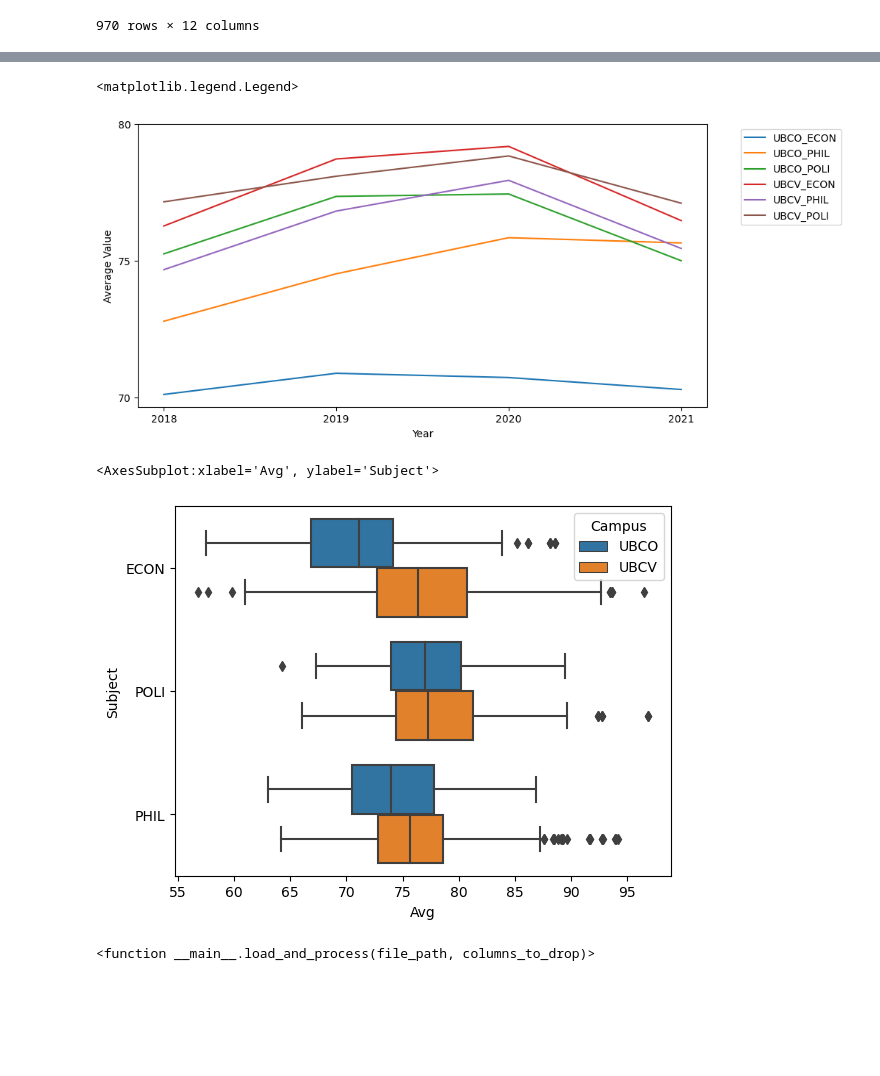
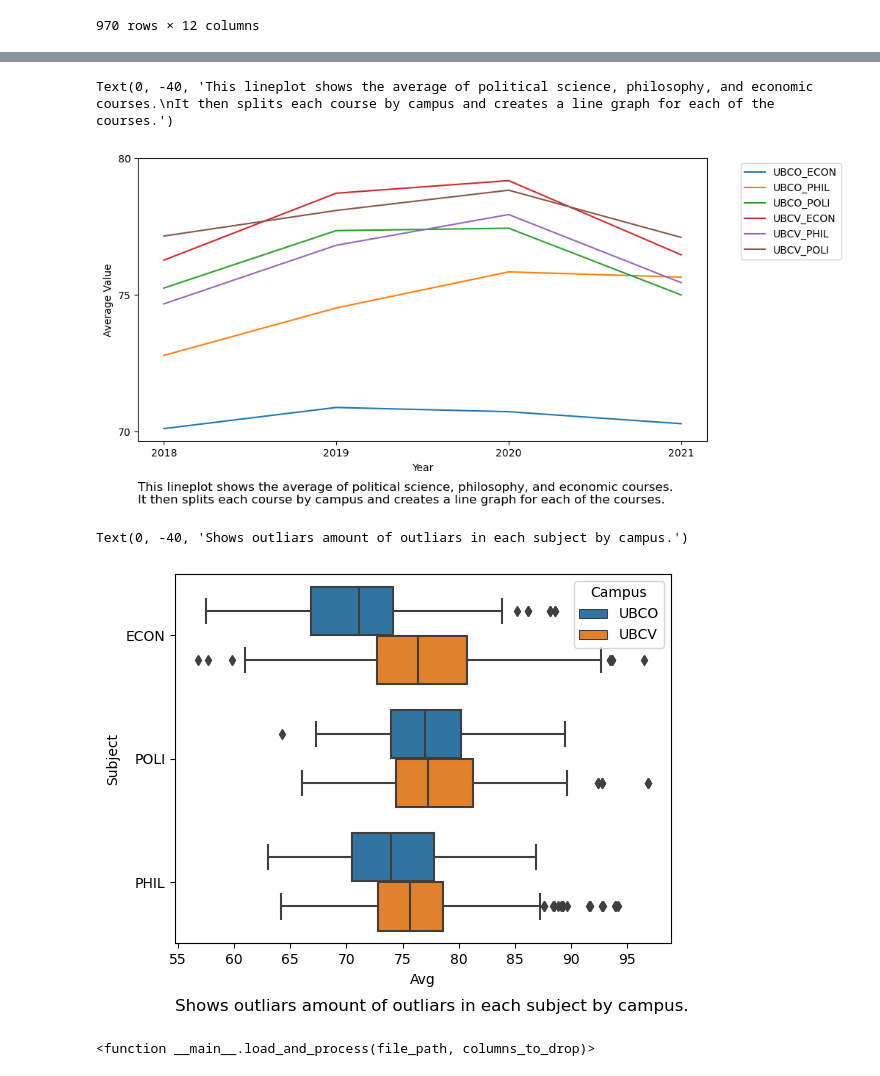
Before and after one commit to ubco-W2022T2-data301/project-group-group03, a Jupyter notebook: analysis/analysis1.ipynb, the cells around one changed output, grey strips where cells are left out. Saved outputs shown, nothing was run; the diff lists cells and outputs as text; code cells hidden in the pictures; blank space fills up the shorter version.

```diff
--- a/analysis/analysis1.ipynb
+++ b/analysis/analysis1.ipynb
@@ -51,37 +56,39 @@ plt.legend(loc='upper right', bbox_to_anchor=(1.2, 1))
 # set the figure size
 plt.figure(figsize=(10, 5))
 #set colour
 colours = {'UBCO_ECON': '#1f77b4',
           'UBCO_PHIL': '#ff7f0e',
           'UBCO_POLI': '#2ca02c',
           'UBCV_ECON': '#d62728',
           'UBCV_PHIL': '#9467bd',
           'UBCV_POLI': '#8c564b'}
 
 # filter the data
 types = ['ECON', 'PHIL', 'POLI']
 data = df[df['Subject'].isin(types)]
 
 # add a new column to the data for campus + subject
 data['Campus_Subject'] = data['Campus'] + '_' + data['Subject']
 
 # plot the lines
 sns.lineplot(x='Year', y=("Avg", "mean"), hue='Campus_Subject', data=data, palette=colours, err_style=None)
 
 # set the y-axis ticks and label
 plt.yticks([70, 75, 80])
 plt.ylabel('Average Value')
 
 # set the x-axis ticks
 plt.xticks([2018, 2019, 2020, 2021])
 
 # add the legend
 plt.legend(bbox_to_anchor=(1.05, 1), loc='upper left')
-# This lineplot shows the average of political science, philosophy, and economic courses.
-# It then splits each course by campus and creates a line graph for each of the courses.
+# add description
+description = "This lineplot shows the average of political science, philosophy, and economic courses.\nIt then splits each course by campus and creates a line graph for each of the courses."
+plt.annotate(description, xy=(0, 0), xycoords='axes fraction', fontsize=12,
+             xytext=(0, -40), textcoords='offset points', ha='left', va='top')
 # %% [output]
-<matplotlib.legend.Legend>
+Text(0, -40, 'This lineplot shows the average of political science, philosophy, and economic courses.\nIt then splits each course by campus and creates a line graph for each of the courses.')
-[figure, old version]
+[figure, new version]
 # %%
 file_path = '../data/raw/rawdata.csv'
 df = pd.read_csv(file_path)
@@ -93,10 +100,12 @@ new_file_path = '../data/processed/processeddata.csv'
 df.to_csv(new_file_path, index=False)
 # %%
 sns.boxplot(data=df, x='Avg', y='Subject', hue='Campus')
-# Shows outliars amount of outliars in each subject by campus
+description = "Shows outliars amount of outliars in each subject by campus."
+plt.annotate(description, xy=(0, 0), xycoords='axes fraction', fontsize=12,
+             xytext=(0, -40), textcoords='offset points', ha='left', va='top')
 # %% [output]
-<AxesSubplot:xlabel='Avg', ylabel='Subject'>
+Text(0, -40, 'Shows outliars amount of outliars in each subject by campus.')
-[figure, old version]
+[figure, new version]
 # %%
 def load_and_process(file_path, columns_to_drop):
     df = pd.read_csv(file_path)  # Read the CSV file
```
Also changed, not shown: parts of 3 cells of this notebook.
